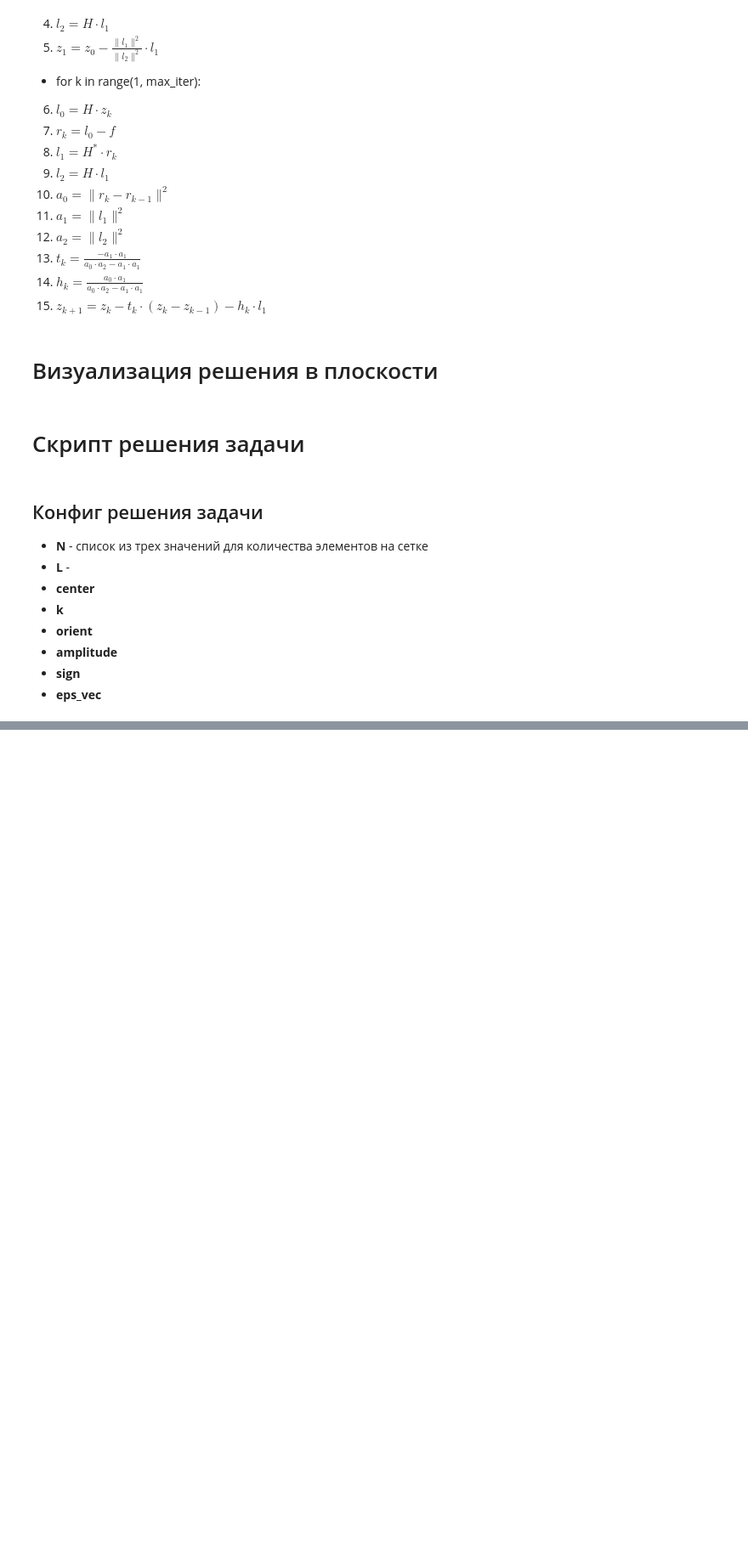
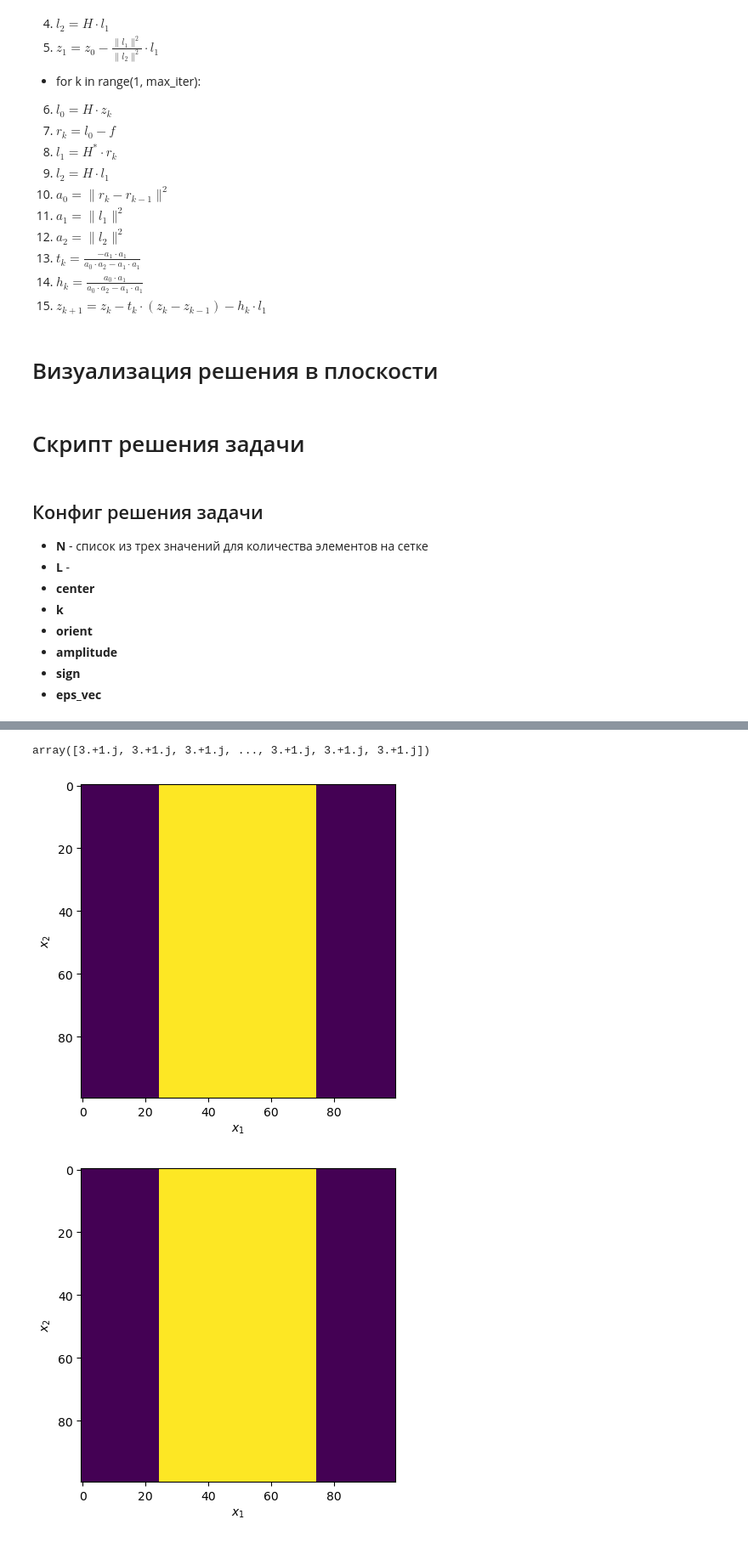
Before and after one commit to qwerty29544/acoustics, a Jupyter notebook: src/acoustics.ipynb, the cells around one changed output, grey strips where cells are left out. Shown: that part at 85% size. Cells and saved outputs as stored; diff of their text form; code cells hidden in the pictures; blank space fills up the shorter version.

```diff
--- a/src/acoustics.ipynb
+++ b/src/acoustics.ipynb
@@ -29,8 +29,9 @@ def make_grid(N, L, center, **kwargs):
     z = (z[1:] + z[:-1])/2
 
     # Сетка - трехмерный тензор
-    grid_mesh = np.meshgrid(y,x,z)
-    grid = np.stack([grid_mesh[1], grid_mesh[0], grid_mesh[2]], axis=-1)
+    grid_mesh = np.stack(np.meshgrid(x,y,z), axis=-1)
+    #grid = np.stack([grid_mesh[1], grid_mesh[0], grid_mesh[2]], axis=-1)
+    grid = grid_mesh.reshape(-1, 3)
 
     return grid, volume
 # %% [markdown]
@@ -552,7 +535,7 @@ def TwoStep(prep_fourier_oper, prep_conj_oper, vector_f, vector_nu,
 # %%
 def plot_xy(array, grid, idx=None):
     if idx is None:
-        idx = array.shape[1]//2
+        idx = array.shape[2]//2
     plt.imshow(array[:, :, idx])
     plt.xlabel(r"$x_1$")
     plt.ylabel(r"$x_2$")
@@ -568,8 +551,8 @@ def plot_xz(array, grid, idx=None):
 
 def plot_yz(array, grid, idx=None):
     if idx is None:
-        idx = array.shape[1]//2
-    plt.imshow(array[:, :, idx])
+        idx = array.shape[0]//2
+    plt.imshow(array[idx, :, :])
     plt.xlabel(r"$x_2$")
     plt.ylabel(r"$x_3$")
     plt.show()
@@ -589,25 +572,33 @@ def plot_yz(array, grid, idx=None):
 # %%
 problem_config = {
     'N': [100, 100, 100],
-    'L': [3.0, 3.0, 3.0],
+    'L': [2.0, 2.0, 2.0],
     'center': [0.0, 0.0, 0.0],
-    'k': 30.0,
-    'orient': [1.0, 0.0, 0.0],
+    'k': 15.0,
+    'orient': [1.0, 1.0, 1.0],
     'amplitude': 1.0,
     'sign': 1.0,
     'eps_vec': [
         {
             "type": "step",
-            "eps_real": 1.0,
-            "eps_imag": 0.0,
+            "eps_real": 3.0,
+            "eps_imag": 1.0,
             "x1_bounds": [-2.0, 2.0],
             "x2_bounds": [-2.0, 2.0],
             "x3_bounds": [-2.0, 2.0]
         },
         {
+            "type": "step",
+            "eps_real": 1.0,
+            "eps_imag": 1.0,
+            "x1_bounds": [-0.5, 0.5],
+            "x2_bounds": [-2.0, 2.0],
+            "x3_bounds": [-2.0, 2.0]
+        },
+        {
             "type": "ellipsis",
-            "eps_real": 15.0,
-            "eps_imag": 1.56,
+            "eps_real": 0.0,
+            "eps_imag": 0.0,
             "center": [0.0, 0.0, 0.0],
             "radius": [1.0, 1.0, 1.0]
         }
@@ -635,3 +626,13 @@ eta.shape
+# %%
+eta
+# %% [output]
+array([3.+1.j, 3.+1.j, 3.+1.j, ..., 3.+1.j, 3.+1.j, 3.+1.j])
+# %%
+plot_xy(eta.reshape(n_2, n_1, n_3).real, grid)
+plot_xy(eta.reshape(n_2, n_1, n_3).imag, grid)
+# %% [output]
+[figure, added]
+[figure, added]
 # %%
 # Внешняя волна, определенная в точках сетки
 f_wave = wave(grid, **problem_config)
```
Also changed, not shown: parts of 26 cells of this notebook, 1 other file.
